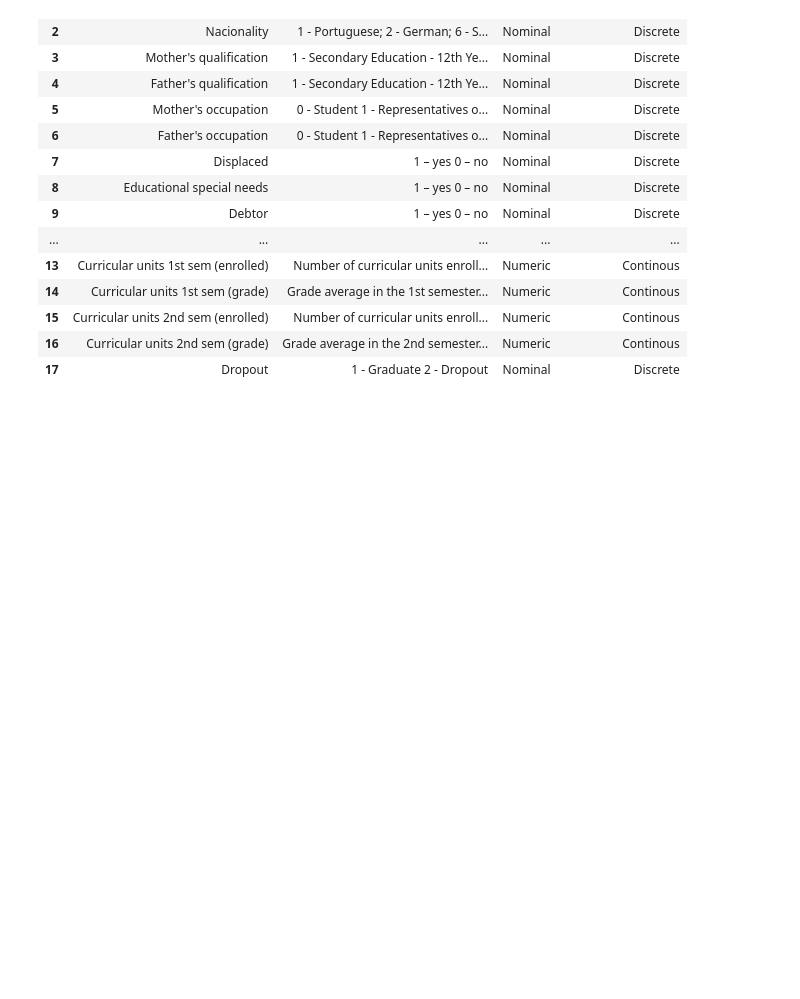
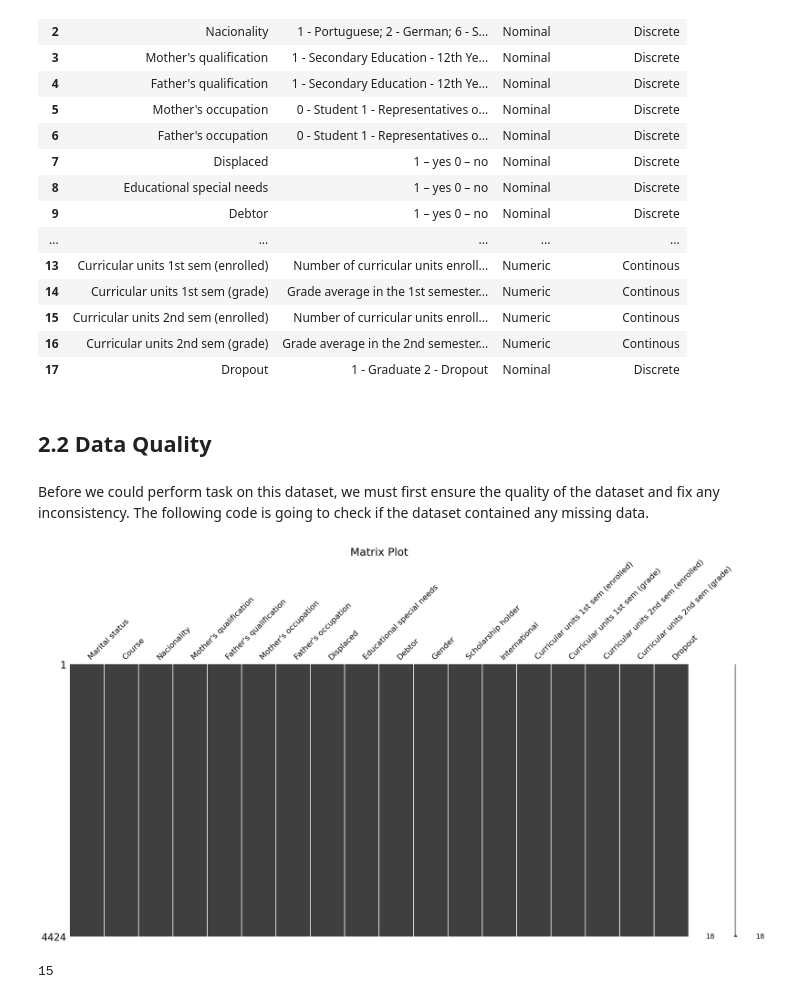
Before and after one commit to jadennathaniel/ml-lab1, a Jupyter notebook: lab1.ipynb, the cells around one changed output. Cells and saved outputs as stored; diff of their text form; code cells hidden in the pictures; blank space fills up the shorter version.

Commit message:
Data Quality done

```diff
--- a/lab1.ipynb
+++ b/lab1.ipynb
@@ -107,3 +107,28 @@ attr_des
 | 15 | Curricular units 2nd sem (enrolled) | Number of curricular units enroll... | Numeric | Continous |
 | 16 | Curricular units 2nd sem (grade) | Grade average in the 2nd semester... | Numeric | Continous |
 | 17 | Dropout | 1 - Graduate 2 - Dropout | Nominal | Discrete |
+# %% [markdown]
+## 2.2 Data Quality
+# %% [markdown]
+Before we could perform task on this dataset, we must first ensure the quality of the dataset and fix any inconsistency. The following code is going to check if the dataset contained any missing data.
+# %%
+import matplotlib.pylab as plt
+import missingno as mn
+import pandas as pd
+import numpy as np
+
+mn.matrix(df)
+plt.title("Matrix Plot", fontsize=22)
+plt.show()
+# %% [output]
+[figure, added]
+# %%
+# Find the duplicate instances (excluding the first occurrence)
+idx = df.duplicated()
+
+# Find the number of duplicate instances
+num_duplicates = idx.sum()  # Sum of 'True' values gives the count of duplicates
+
+print(num_duplicates)
+# %% [output]
+15
```
Also changed, not shown: parts of 2 cells of this notebook.
